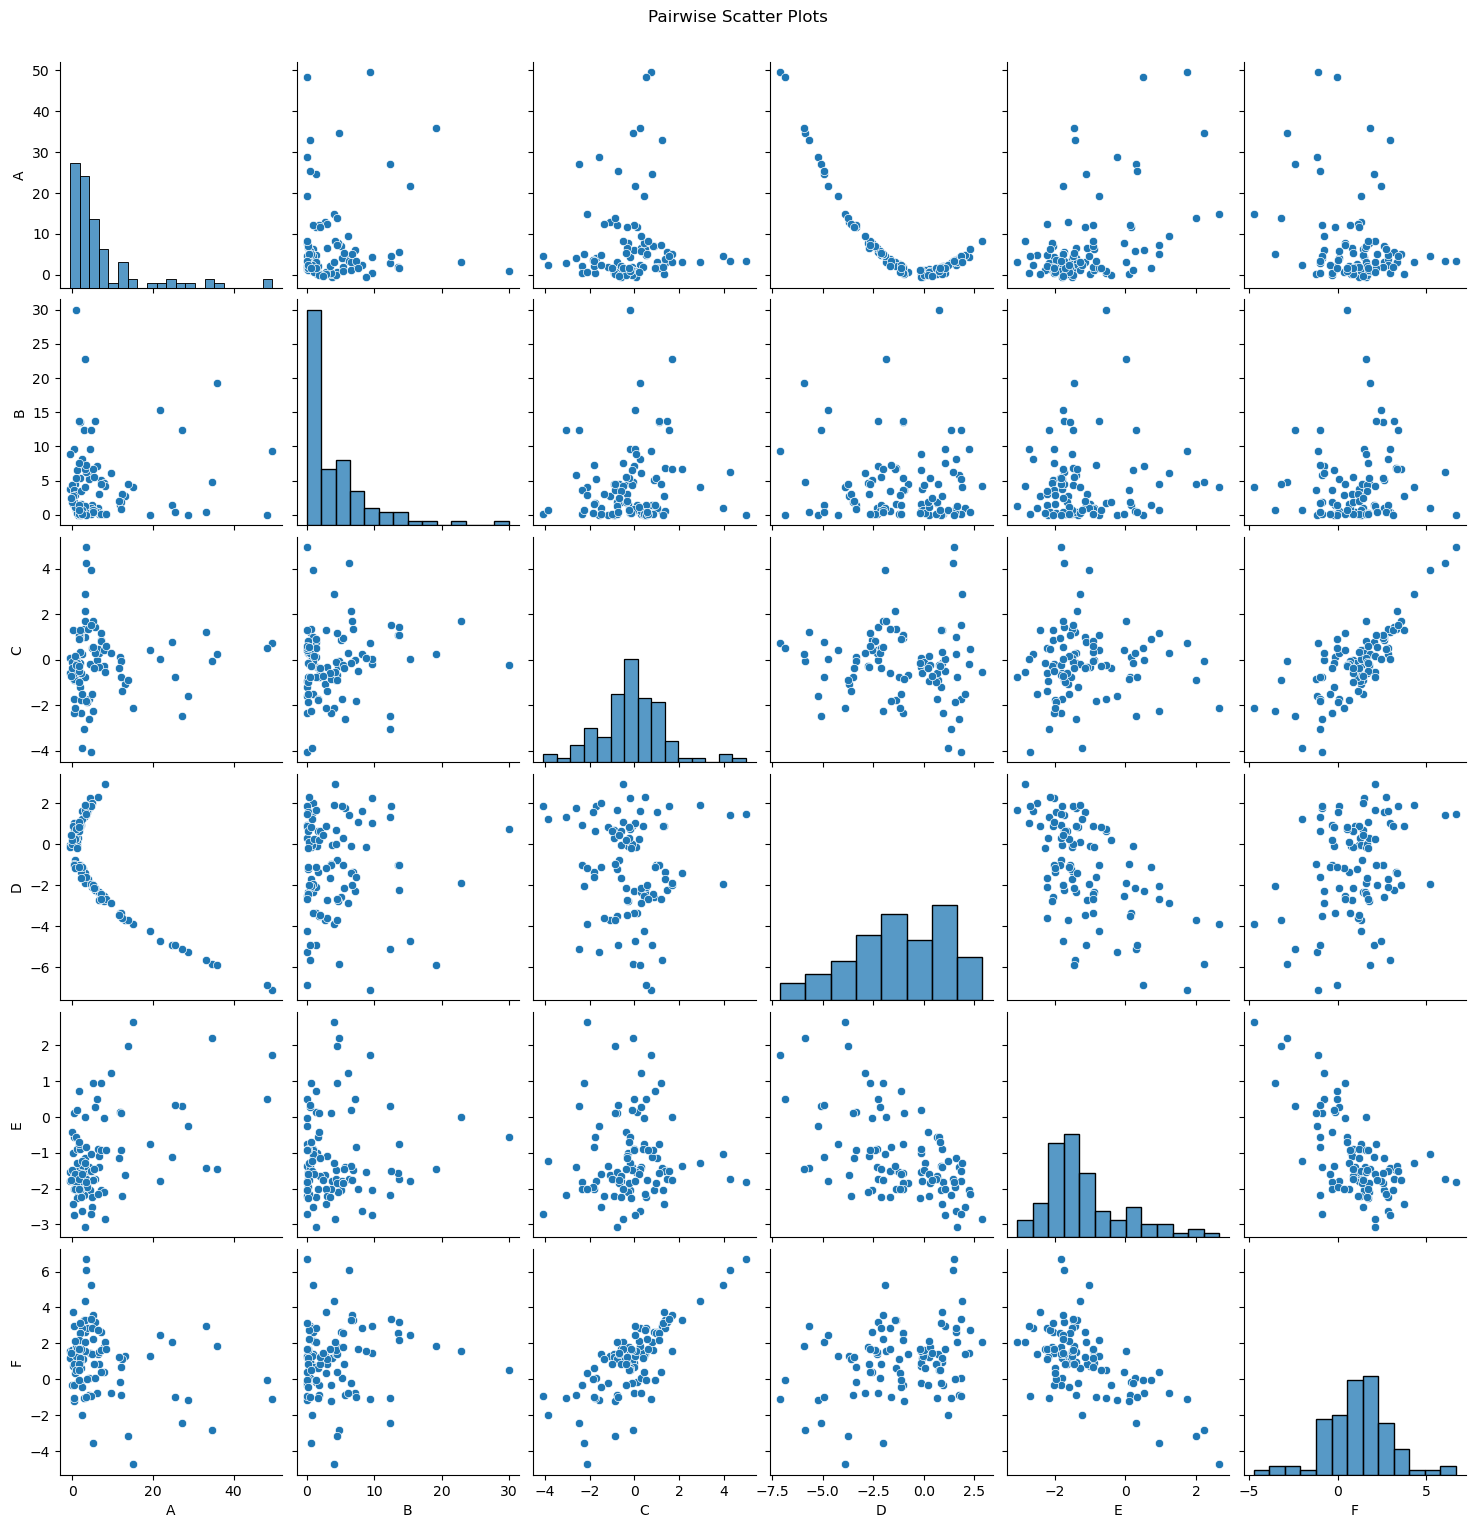
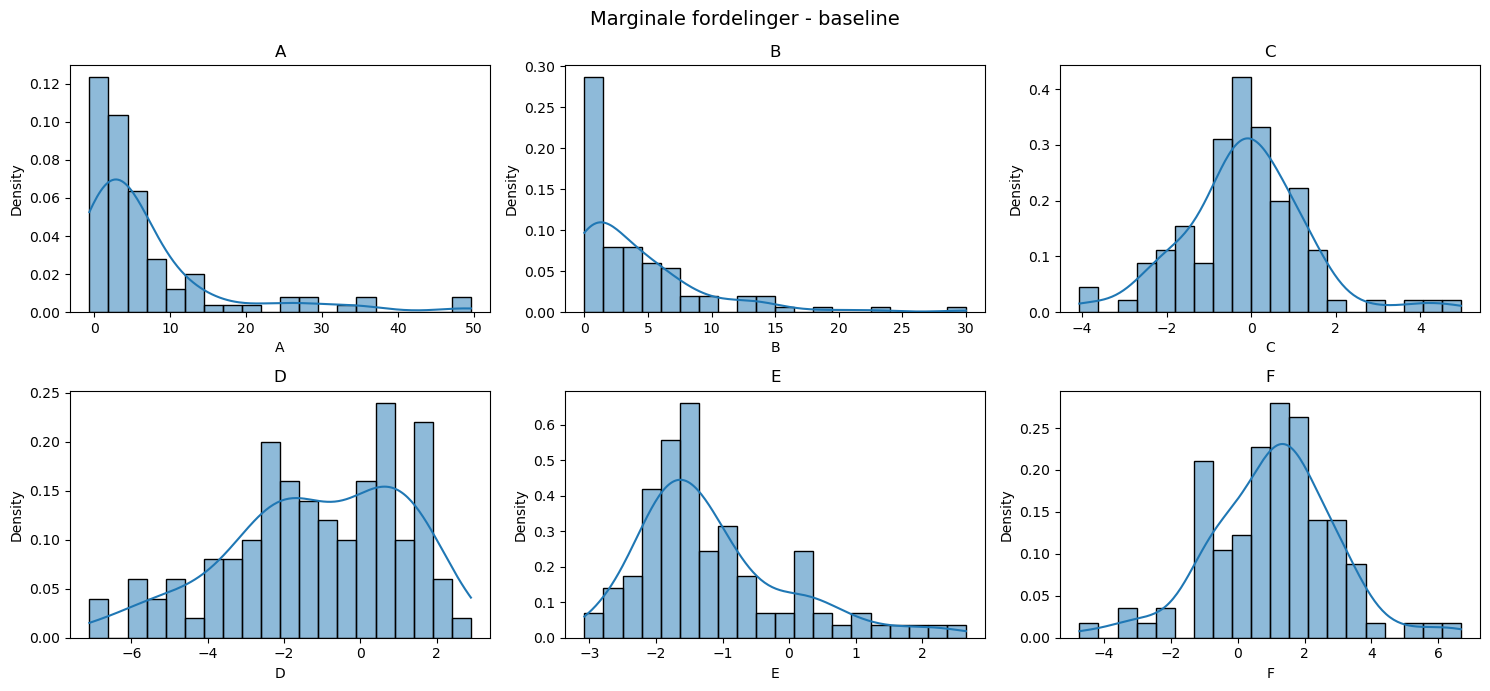
Code edit (unified diff) that turned the first committed figure into the second:
--- before
+++ after
@@ -1,9 +1,25 @@
-def pairwise_scatter(df):
-    sns.pairplot(df)
-    plt.suptitle("Pairwise Scatter Plots", y=1.02)
+def plot_marginals(df, title):
+    numeric_df = df.select_dtypes(include=np.number)
+    columns = numeric_df.columns.tolist()
+    n_cols = 3
+    n_rows = int(np.ceil(len(columns) / n_cols))
+    fig, axes = plt.subplots(n_rows, n_cols, figsize=(5 * n_cols, 3.5 * n_rows))
+    axes = np.array(axes).reshape(-1)
+
+    for ax, col in zip(axes, columns):
+        sns.histplot(numeric_df[col], kde=True, stat='density', bins=20, ax=ax)
+        ax.set_title(col)
+
+    for ax in axes[len(columns):]:
+        ax.axis('off')
+
+    fig.suptitle(title, fontsize=14)
+    fig.tight_layout()
     plt.show()
-pairwise_scatter(df)
 
-pairwise_scatter(df_int)
+plot_marginals(df, "Marginale fordelinger - baseline")
+plot_marginals(df_int, "Marginale fordelinger - intervention på A")
 
-# efter at have kigget på correlation, kan man lave en intervention der på hvor fordelingen mangler
+# efter at have kigget på correlation, er marginalerne ofte mere informative for interventionen på A
+
+

Commit: ks test